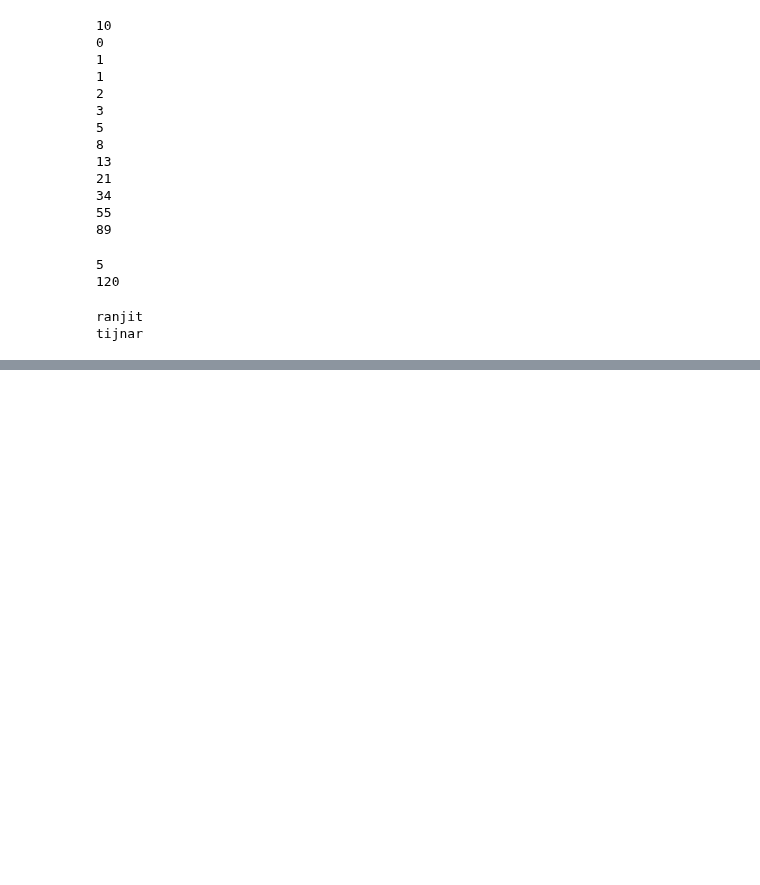
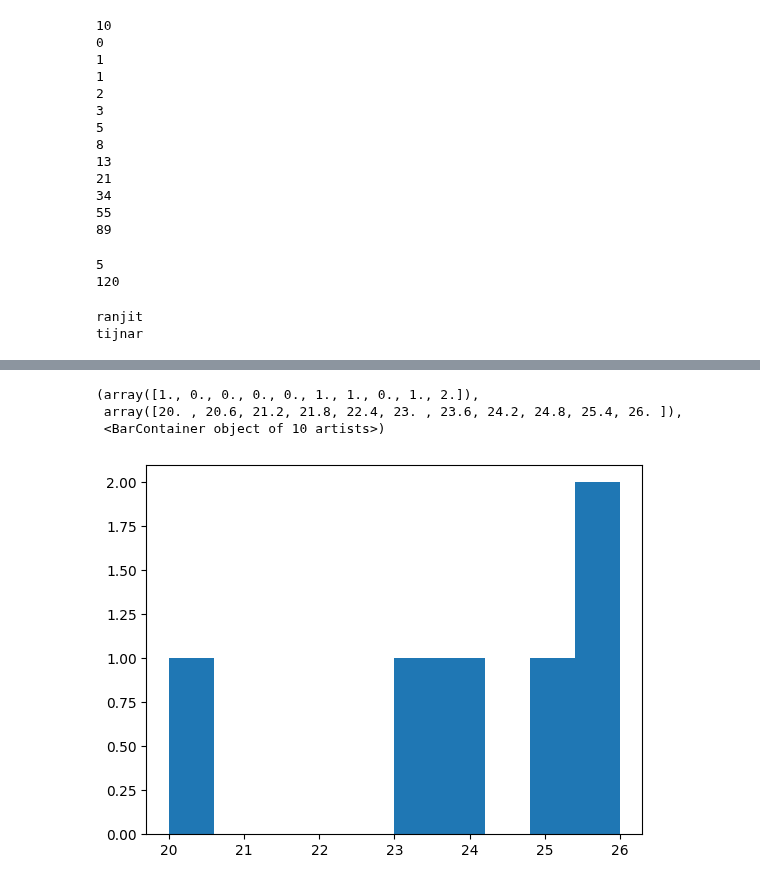
Before and after one commit to Ranjitghadge/Python-Practice, a Jupyter notebook: Python_Practice.ipynb, the cells around one changed output, grey strips where cells are left out. Cells and saved outputs as stored; diff of their text form; code cells hidden in the pictures; blank space fills up the shorter version.

```diff
--- a/Python_Practice.ipynb
+++ b/Python_Practice.ipynb
@@ -3271,0 +3354,11 @@ tijnar
+# %%
+import pandas as pd
+
+data = {'Name': ['Ranjit', 'Vivek', 'Sunil', 'Rohan', 'Vishal', 'Rohit'],
+        'Marks':[20,23,26,24,25,26],
+        'Sub':['Math','Eng','null' ,'Eng','Math','Geo'],
+        'Status':['Pass','Pass','Fail','Pass','Fail','Pass']}
+
+
+df= pd.DataFrame(data)
+print(df)
@@ -3271,0 +3383,9 @@ tijnar
+# %%
+import matplotlib.pyplot as plt
+plt.figure()
+plt.hist(df['Marks'])
+# %% [output]
+(array([1., 0., 0., 0., 0., 1., 1., 0., 1., 2.]),
+ array([20. , 20.6, 21.2, 21.8, 22.4, 23. , 23.6, 24.2, 24.8, 25.4, 26. ]),
+ <BarContainer object of 10 artists>)
+[figure, added]
```
Also changed, not shown: parts of 20 cells of this notebook.
